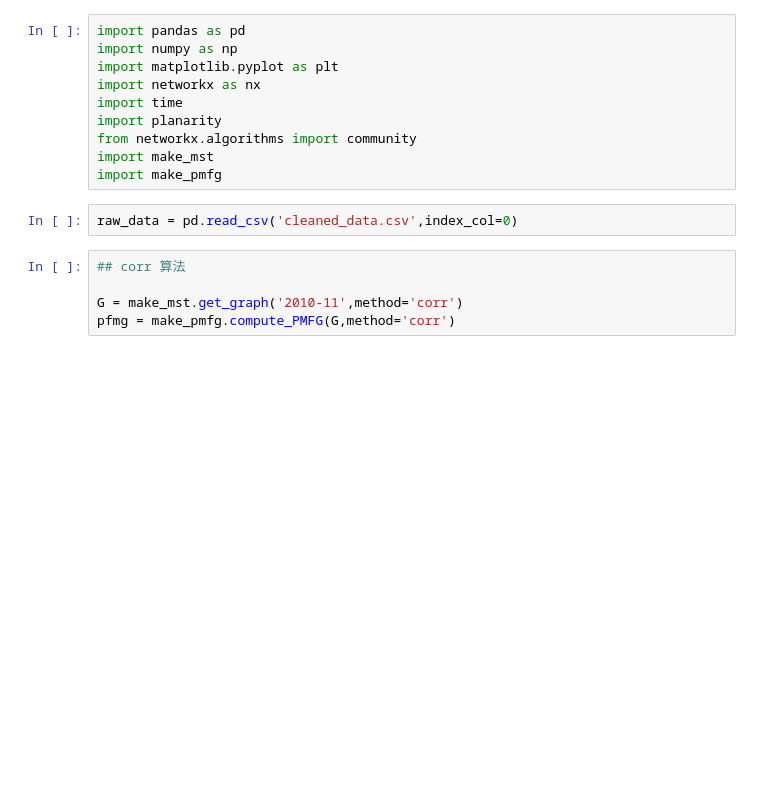
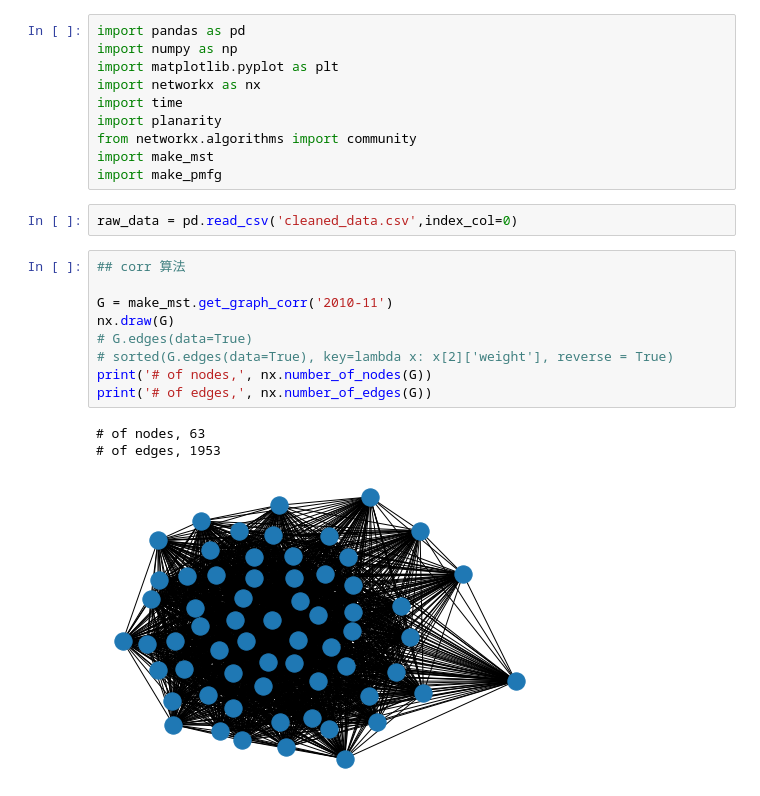
Before and after one commit to Chang-Tong/System-Risk-by-Network-View, a Jupyter notebook: stock_data/pmfg_graph.ipynb, the cells around one changed output. Cells and saved outputs as stored; diff of their text form; blank space fills up the shorter version.

```diff
--- a/stock_data/pmfg_graph.ipynb
+++ b/stock_data/pmfg_graph.ipynb
@@ -10,9 +10,17 @@ import make_mst
 import make_pmfg
 # %%
 raw_data = pd.read_csv('cleaned_data.csv',index_col=0)
-# %%
-## corr 算法
-
-G = make_mst.get_graph('2010-11',method='corr')
-pfmg = make_pmfg.compute_PMFG(G,method='corr')
+# %%
+## corr 算法
+
+G = make_mst.get_graph_corr('2010-11')
+nx.draw(G)
+# G.edges(data=True)
+# sorted(G.edges(data=True), key=lambda x: x[2]['weight'], reverse = True)
+print('# of nodes,', nx.number_of_nodes(G))
+print('# of edges,', nx.number_of_edges(G))
+# %% [output]
+# of nodes, 63
+# of edges, 1953
+[figure, added]
 # %%
```
Also changed, not shown: parts of 3 cells of this notebook, 4 other files.
